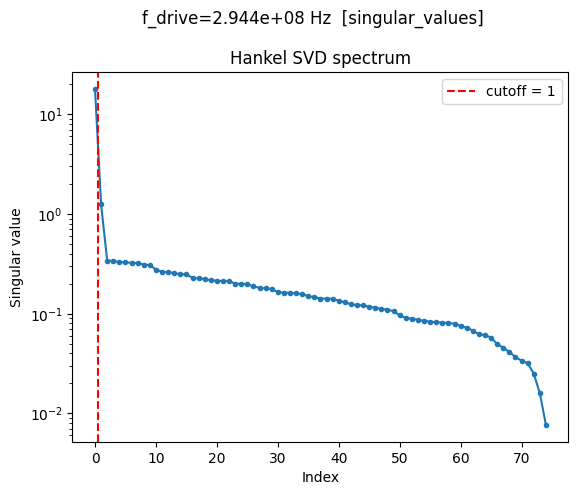
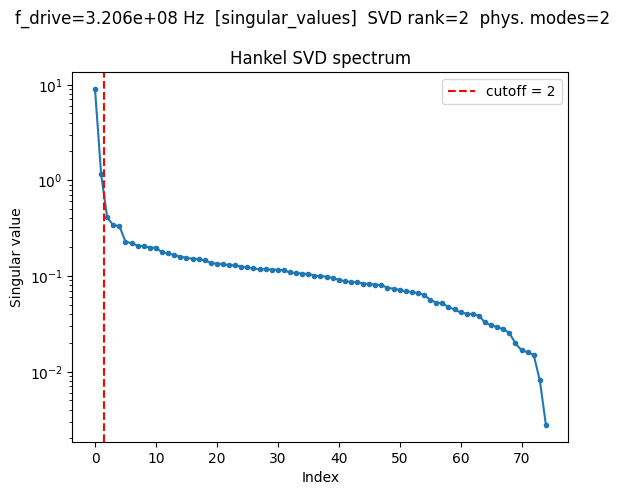
The change to this notebook cell's code, shown as a diff; its figure went from the first image to the second:
--- before
+++ after
@@ -35,5 +35,6 @@
     results_dict = {
         "singular_values": diag["singular_values"],
-        "n_modes": diag["n_modes"],
+        # SVD rank for the cutoff line (counts conjugate pairs); physical modes shown in title.
+        "n_modes": diag.get("n_modes_svd", diag["n_modes"]),
         "reconstruction": diag["reconstruction"],
     }
@@ -41,5 +42,9 @@
     figs = _hankel_analyzer.generate_figures(hankel_ds, results_dict)
     for fig_name, fig in figs.items():
-        fig.suptitle(f"f_drive={float(f_val):.4g} Hz  [{fig_name}]", y=1.01)
+        fig.suptitle(
+            f"f_drive={float(f_val):.4g} Hz  [{fig_name}]"
+            f"  SVD rank={diag.get('n_modes_svd', '?')}  phys. modes={diag['n_modes']}",
+            y=1.01,
+        )
         plt.show()
         plt.close(fig)

Commit: Update